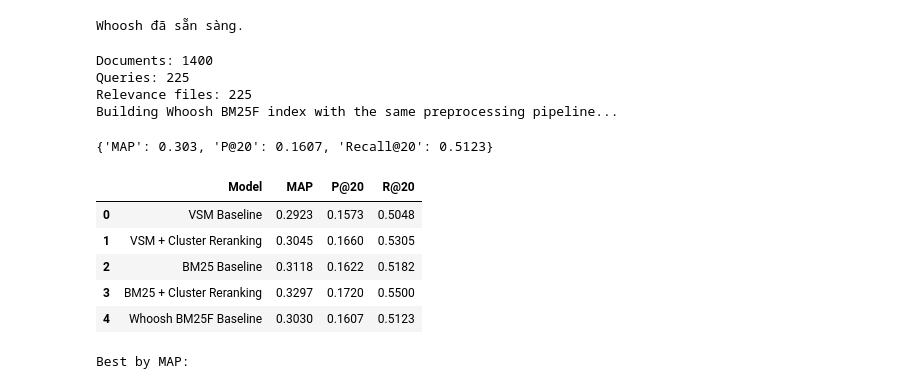
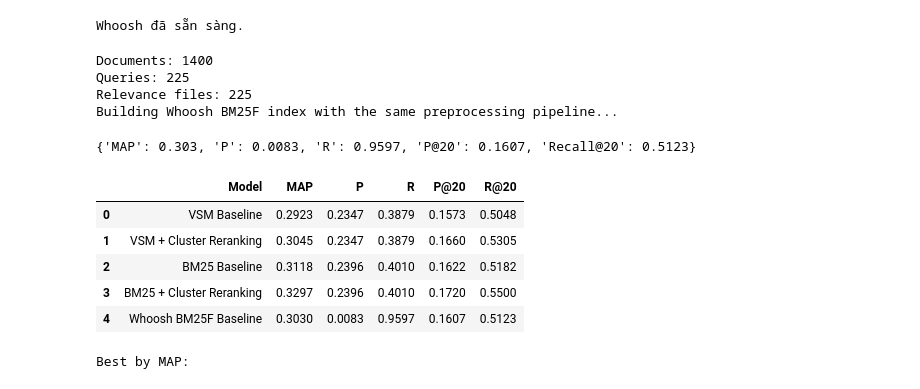
Before and after one commit to BPhucKHMT/CS419, a Jupyter notebook: final_project_cs419.ipynb, the cells around one changed output. Drawn from its saved outputs; the diff is of its cells as text; code cells hidden in the pictures.

```diff
--- a/final_project_cs419.ipynb
+++ b/final_project_cs419.ipynb
@@ -1962,7 +2002,8 @@ def average_precision(retrieved, relevant):
 
 
 def evaluate_model(results, query_rels, k=20):
-    aps, precisions, recalls = [], [], []
+    aps, ps_at_k, rs_at_k = [], [], []
+    full_precisions, full_recalls = [], []
     for qid, retrieved in results.items():
         if qid not in query_rels:
             continue
@@ -1972,15 +2013,21 @@ def evaluate_model(results, query_rels, k=20):
             continue
 
         top_k = retrieved[:k]
-        hits = sum(1 for doc_id in top_k if doc_id in relevant)
-        precisions.append(hits / k)
-        recalls.append(hits / len(relevant))
+        hits_at_k = sum(1 for doc_id in top_k if doc_id in relevant)
+        ps_at_k.append(hits_at_k / k)
+        rs_at_k.append(hits_at_k / len(relevant))
+
+        full_hits = sum(1 for doc_id in retrieved if doc_id in relevant)
+        full_precisions.append(full_hits / len(retrieved) if retrieved else 0.0)
+        full_recalls.append(full_hits / len(relevant))
         aps.append(average_precision(retrieved, query_rels[qid]))
 
     return {
         "MAP": round(float(np.mean(aps)), 4) if aps else 0.0,
-        f"P@{k}": round(float(np.mean(precisions)), 4) if precisions else 0.0,
-        f"Recall@{k}": round(float(np.mean(recalls)), 4) if recalls else 0.0,
+        "P": round(float(np.mean(full_precisions)), 4) if full_precisions else 0.0,
+        "R": round(float(np.mean(full_recalls)), 4) if full_recalls else 0.0,
+        f"P@{k}": round(float(np.mean(ps_at_k)), 4) if ps_at_k else 0.0,
+        f"Recall@{k}": round(float(np.mean(rs_at_k)), 4) if rs_at_k else 0.0,
     }
 
 
@@ -2033,30 +2080,60 @@ Documents: 1400
 Queries: 225
 Relevance files: 225
 Building Whoosh BM25F index with the same preprocessing pipeline...
-{'MAP': 0.303, 'P@20': 0.1607, 'Recall@20': 0.5123}
+{'MAP': 0.303, 'P': 0.0083, 'R': 0.9597, 'P@20': 0.1607, 'Recall@20': 0.5123}
 # %%
 comparison_with_whoosh = pd.DataFrame([
-    {"Model": "VSM Baseline", "MAP": 0.2923, "P@20": 0.1573, "R@20": 0.5048},
-    {"Model": "VSM + Cluster Reranking", "MAP": 0.3045, "P@20": 0.1660, "R@20": 0.5305},
-    {"Model": "BM25 Baseline", "MAP": 0.3118, "P@20": 0.1622, "R@20": 0.5182},
-    {"Model": "BM25 + Cluster Reranking", "MAP": 0.3297, "P@20": 0.1720, "R@20": 0.5500},
+    {
+        "Model": "VSM Baseline",
+        "MAP": vsm_metrics["MAP"],
+        "P": vsm_metrics["P"],
+        "R": vsm_metrics["R"],
+        "P@20": vsm_metrics["P@20"],
+        "R@20": vsm_metrics["Recall@20"],
+    },
+    {
+        "Model": "VSM + Cluster Reranking",
+        "MAP": vsm_cluster_metrics["MAP"],
+        "P": vsm_cluster_metrics["P"],
+        "R": vsm_cluster_metrics["R"],
+        "P@20": vsm_cluster_metrics["P@20"],
+        "R@20": vsm_cluster_metrics["Recall@20"],
+    },
+    {
+        "Model": "BM25 Baseline",
+        "MAP": bm25_metrics["MAP"],
+        "P": bm25_metrics["P"],
+        "R": bm25_metrics["R"],
+        "P@20": bm25_metrics["P@20"],
+        "R@20": bm25_metrics["Recall@20"],
+    },
+    {
+        "Model": "BM25 + Cluster Reranking",
+        "MAP": bm25_cluster_metrics["MAP"],
+        "P": bm25_cluster_metrics["P"],
+        "R": bm25_cluster_metrics["R"],
+        "P@20": bm25_cluster_metrics["P@20"],
+        "R@20": bm25_cluster_metrics["Recall@20"],
+    },
     {
         "Model": "Whoosh BM25F Baseline",
         "MAP": whoosh_metrics["MAP"],
+        "P": whoosh_metrics["P"],
+        "R": whoosh_metrics["R"],
         "P@20": whoosh_metrics["P@20"],
         "R@20": whoosh_metrics["Recall@20"],
     },
 ])
 
 display(comparison_with_whoosh)
 
 print("Best by MAP:")
 display(comparison_with_whoosh.sort_values("MAP", ascending=False).head())
 # %% [output]
-|  | Model | MAP | P@20 | R@20 |
-| 0 | VSM Baseline | 0.2923 | 0.1573 | 0.5048 |
-| 1 | VSM + Cluster Reranking | 0.3045 | 0.1660 | 0.5305 |
-| 2 | BM25 Baseline | 0.3118 | 0.1622 | 0.5182 |
-| 3 | BM25 + Cluster Reranking | 0.3297 | 0.1720 | 0.5500 |
-| 4 | Whoosh BM25F Baseline | 0.3030 | 0.1607 | 0.5123 |
+|  | Model | MAP | P | R | P@20 | R@20 |
+| 0 | VSM Baseline | 0.2923 | 0.2347 | 0.3879 | 0.1573 | 0.5048 |
+| 1 | VSM + Cluster Reranking | 0.3045 | 0.2347 | 0.3879 | 0.1660 | 0.5305 |
+| 2 | BM25 Baseline | 0.3118 | 0.2396 | 0.4010 | 0.1622 | 0.5182 |
+| 3 | BM25 + Cluster Reranking | 0.3297 | 0.2396 | 0.4010 | 0.1720 | 0.5500 |
+| 4 | Whoosh BM25F Baseline | 0.3030 | 0.0083 | 0.9597 | 0.1607 | 0.5123 |
 Best by MAP:
```
Also changed, not shown: parts of 9 cells of this notebook.
